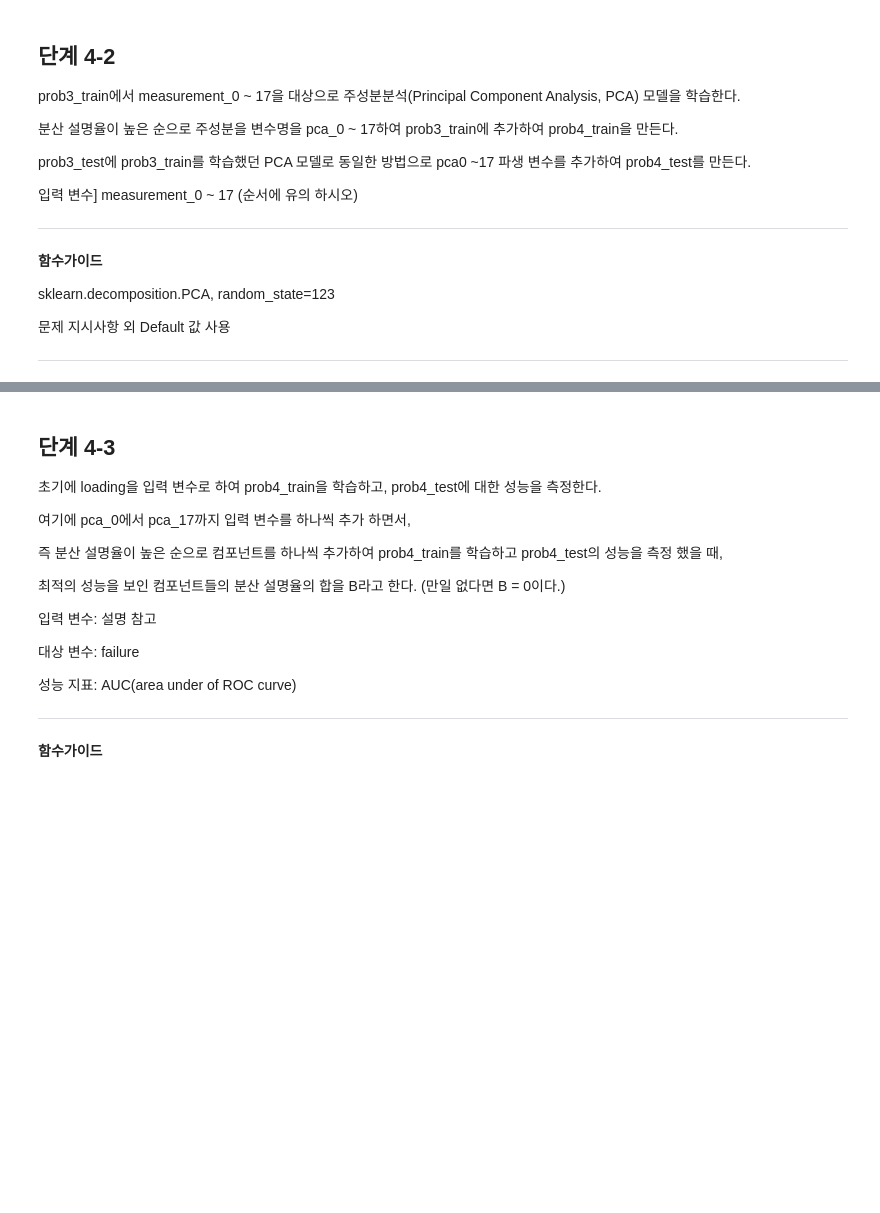
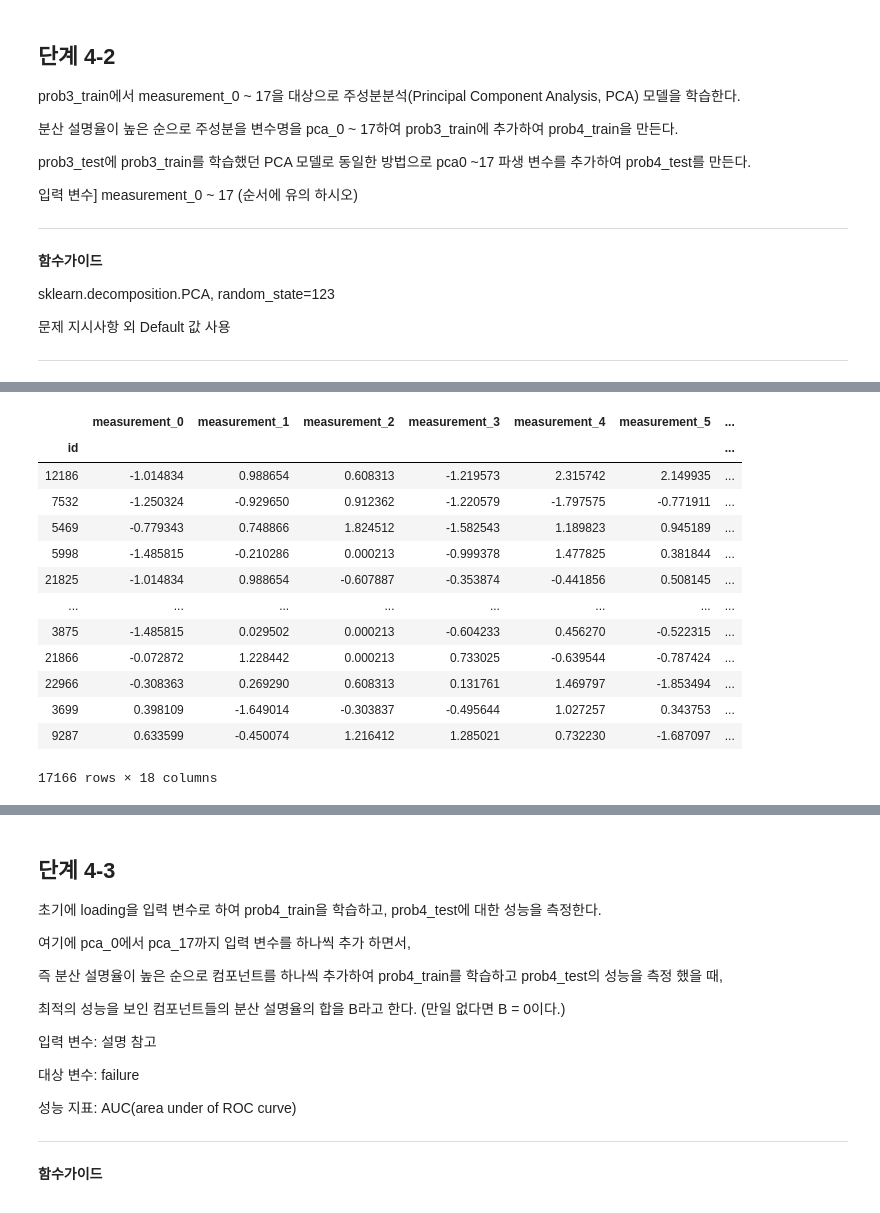
Before and after one commit to sunkusun9/DS_lv3_2311_2, a Jupyter notebook: sec_ds_lv3_prob1_prob.ipynb, the cells around one changed output, grey strips where cells are left out. Drawn from its saved outputs; the diff is of its cells as text; code cells hidden in the pictures; blank space fills up the shorter version.

```diff
--- a/sec_ds_lv3_prob1_prob.ipynb
+++ b/sec_ds_lv3_prob1_prob.ipynb
@@ -1208,0 +1297,20 @@ sklearn.decomposition.PCA, random_state=123
+# %%
+pd.DataFrame(
+    pca.inverse_transform(df_prob4_train[X_comp]),
+    index = df_prob4_train.index, columns=X_pca
+)
+# %% [output]
+|  | measurement_0 | measurement_1 | measurement_2 | measurement_3 | measurement_4 | measurement_5 | ... |
+| id |  |  |  |  |  |  | ... |
+| 12186 | -1.014834 | 0.988654 | 0.608313 | -1.219573 | 2.315742 | 2.149935 | ... |
+| 7532 | -1.250324 | -0.929650 | 0.912362 | -1.220579 | -1.797575 | -0.771911 | ... |
+| 5469 | -0.779343 | 0.748866 | 1.824512 | -1.582543 | 1.189823 | 0.945189 | ... |
+| 5998 | -1.485815 | -0.210286 | 0.000213 | -0.999378 | 1.477825 | 0.381844 | ... |
+| 21825 | -1.014834 | 0.988654 | -0.607887 | -0.353874 | -0.441856 | 0.508145 | ... |
+| ... | ... | ... | ... | ... | ... | ... | ... |
+| 3875 | -1.485815 | 0.029502 | 0.000213 | -0.604233 | 0.456270 | -0.522315 | ... |
+| 21866 | -0.072872 | 1.228442 | 0.000213 | 0.733025 | -0.639544 | -0.787424 | ... |
+| 22966 | -0.308363 | 0.269290 | 0.608313 | 0.131761 | 1.469797 | -1.853494 | ... |
+| 3699 | 0.398109 | -1.649014 | -0.303837 | -0.495644 | 1.027257 | 0.343753 | ... |
+| 9287 | 0.633599 | -0.450074 | 1.216412 | 1.285021 | 0.732230 | -1.687097 | ... |
+17166 rows × 18 columns
```
Also changed, not shown: parts of 77 cells of this notebook.
